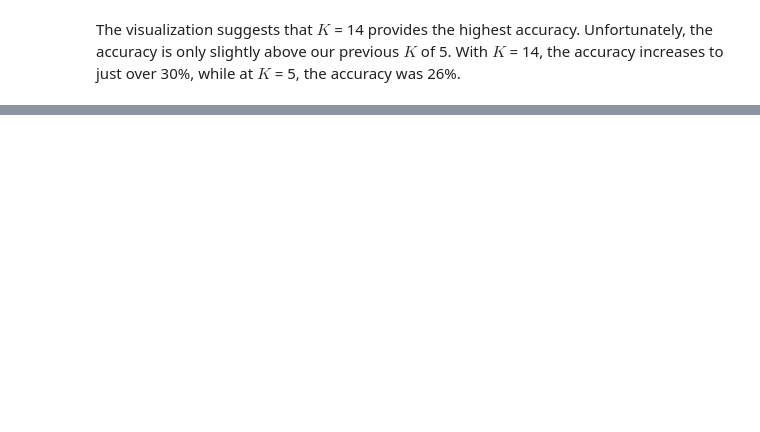
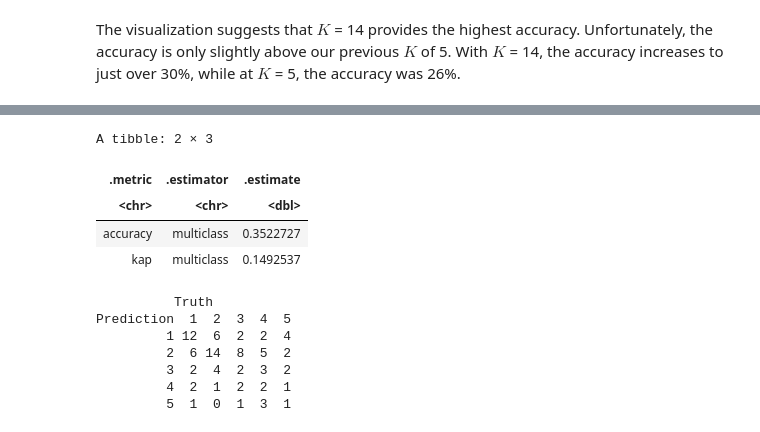
Before and after one commit to FelixNg21/DSCI100-project, a Jupyter notebook: Classification wrok.ipynb, the cells around one changed output, grey strips where cells are left out. Saved outputs shown, nothing was run; the diff lists cells and outputs as text; code cells hidden in the pictures; blank space fills up the shorter version.

```diff
--- a/Classification wrok.ipynb
+++ b/Classification wrok.ipynb
@@ -434,0 +492,23 @@ A tibble: 14 × 7
+# %%
+# computing the accuracy of our model
+
+student_test_preds %>%
+    metrics(truth = label, estimate = .pred_class)
+
+# confusion matrix
+
+student_test_preds %>%
+    conf_mat(truth = label, estimate = .pred_class)
+# %% [output]
+A tibble: 2 × 3
+| .metric | .estimator | .estimate |
+| <chr> | <chr> | <dbl> |
+| accuracy | multiclass | 0.3522727 |
+| kap | multiclass | 0.1492537 |
+          Truth
+Prediction  1  2  3  4  5
+         1 12  6  2  2  4
+         2  6 14  8  5  2
+         3  2  4  2  3  2
+         4  2  1  2  2  1
+         5  1  0  1  3  1
```
Also changed, not shown: parts of 11 cells of this notebook.
